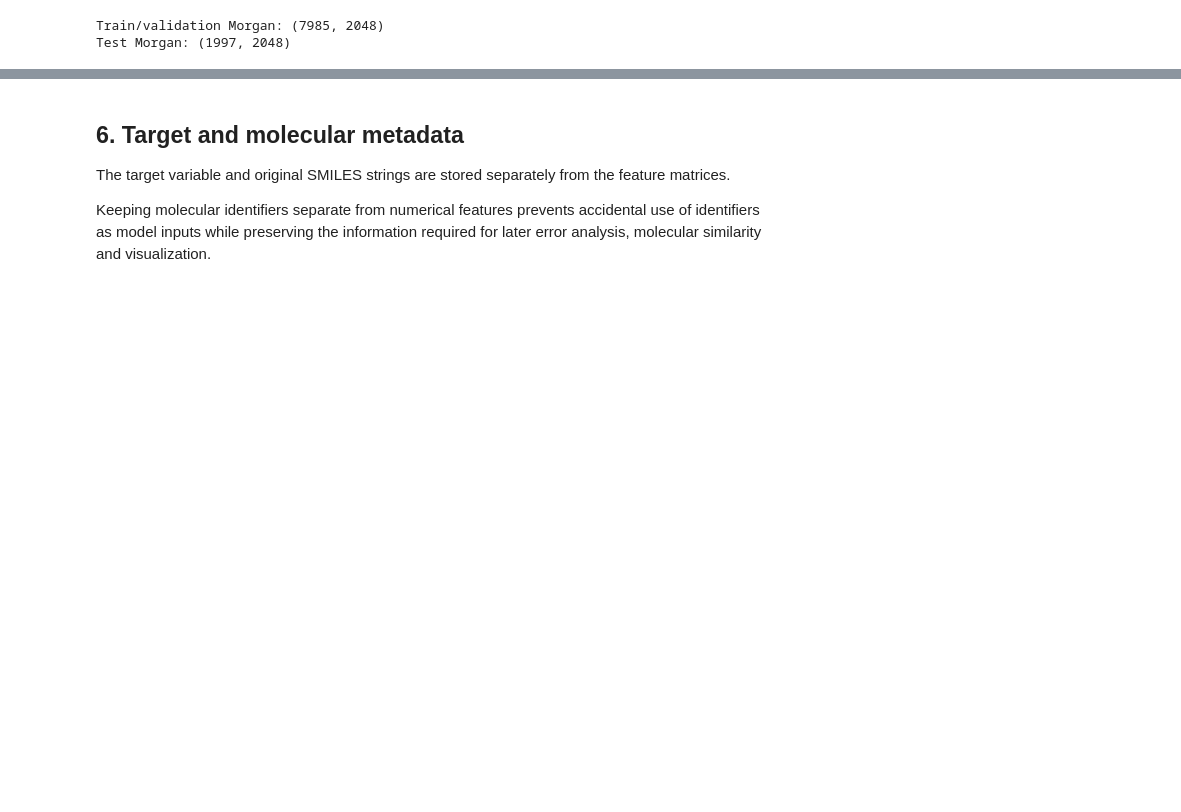
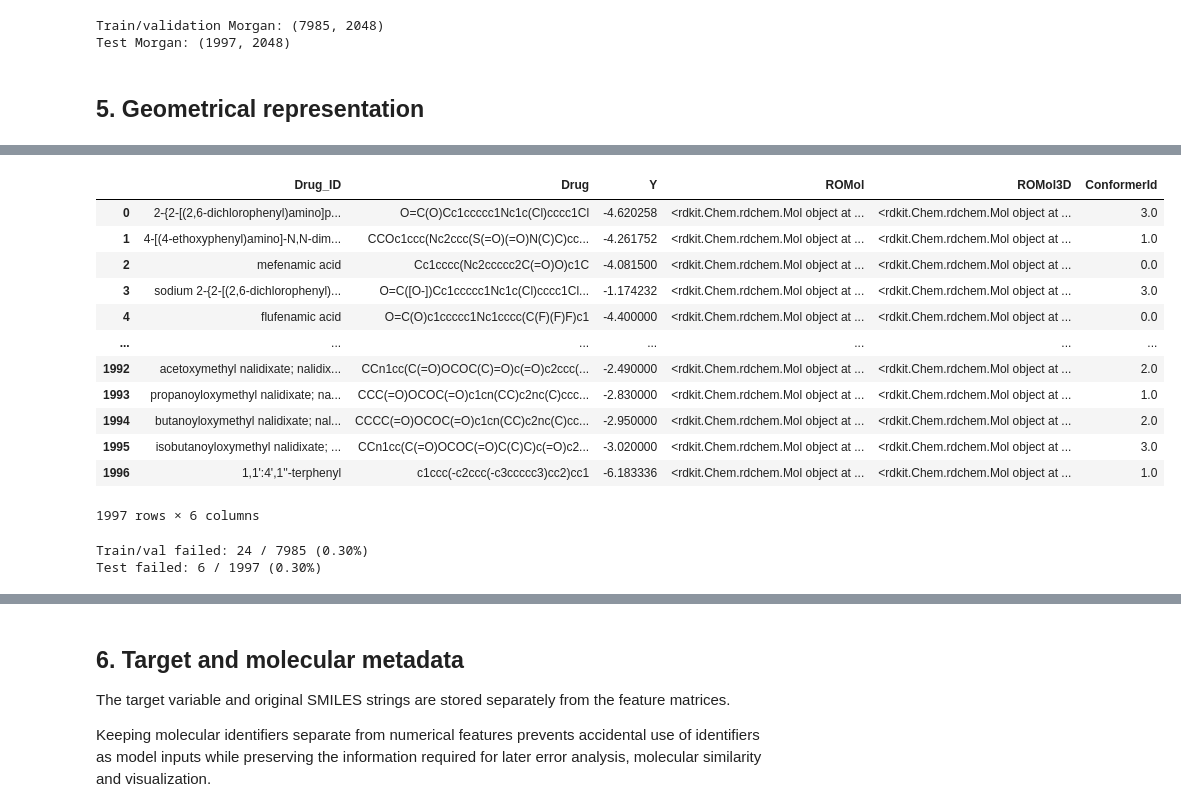
Before and after one commit to alexcorbero/admet-ml, a Jupyter notebook: notebooks/03_feature_engineering.ipynb, the cells around one changed output, grey strips where cells are left out. Cells and saved outputs as stored; diff of their text form; code cells hidden in the pictures; blank space fills up the shorter version.

```diff
--- a/notebooks/03_feature_engineering.ipynb
+++ b/notebooks/03_feature_engineering.ipynb
@@ -310,3 +312,5 @@ print("Test Morgan:", X_test_morgan.shape)
 # %% [output]
 Train/validation Morgan: (7985, 2048)
 Test Morgan: (1997, 2048)
+# %% [markdown]
+## 5. Geometrical representation
@@ -312,0 +391,12 @@ Test Morgan: (1997, 2048)
+# %%
+train_val_3d = train_val["ROMol"].apply(prepare_3d_molecule)
+test_3d = test["ROMol"].apply(prepare_3d_molecule)
+
+train_val["ROMol3D"] = train_val_3d.apply(lambda x: x[0])
+train_val["ConformerId"] = train_val_3d.apply(lambda x: x[1])
+
+test["ROMol3D"] = test_3d.apply(lambda x: x[0])
+test["ConformerId"] = test_3d.apply(lambda x: x[1])
+
+test
+# %% [output]
@@ -312,0 +420,34 @@ Test Morgan: (1997, 2048)
+|  | Drug_ID | Drug | Y | ROMol | ROMol3D | ConformerId |
+| 0 | 2-{2-[(2,6-dichlorophenyl)amino]p... | O=C(O)Cc1ccccc1Nc1c(Cl)cccc1Cl | -4.620258 | <rdkit.Chem.rdchem.Mol object at ... | <rdkit.Chem.rdchem.Mol object at ... | 3.0 |
+| 1 | 4-[(4-ethoxyphenyl)amino]-N,N-dim... | CCOc1ccc(Nc2ccc(S(=O)(=O)N(C)C)cc... | -4.261752 | <rdkit.Chem.rdchem.Mol object at ... | <rdkit.Chem.rdchem.Mol object at ... | 1.0 |
+| 2 | mefenamic acid | Cc1cccc(Nc2ccccc2C(=O)O)c1C | -4.081500 | <rdkit.Chem.rdchem.Mol object at ... | <rdkit.Chem.rdchem.Mol object at ... | 0.0 |
+| 3 | sodium 2-{2-[(2,6-dichlorophenyl)... | O=C([O-])Cc1ccccc1Nc1c(Cl)cccc1Cl... | -1.174232 | <rdkit.Chem.rdchem.Mol object at ... | <rdkit.Chem.rdchem.Mol object at ... | 3.0 |
+| 4 | flufenamic acid | O=C(O)c1ccccc1Nc1cccc(C(F)(F)F)c1 | -4.400000 | <rdkit.Chem.rdchem.Mol object at ... | <rdkit.Chem.rdchem.Mol object at ... | 0.0 |
+| ... | ... | ... | ... | ... | ... | ... |
+| 1992 | acetoxymethyl nalidixate; nalidix... | CCn1cc(C(=O)OCOC(C)=O)c(=O)c2ccc(... | -2.490000 | <rdkit.Chem.rdchem.Mol object at ... | <rdkit.Chem.rdchem.Mol object at ... | 2.0 |
+| 1993 | propanoyloxymethyl nalidixate; na... | CCC(=O)OCOC(=O)c1cn(CC)c2nc(C)ccc... | -2.830000 | <rdkit.Chem.rdchem.Mol object at ... | <rdkit.Chem.rdchem.Mol object at ... | 1.0 |
+| 1994 | butanoyloxymethyl nalidixate; nal... | CCCC(=O)OCOC(=O)c1cn(CC)c2nc(C)cc... | -2.950000 | <rdkit.Chem.rdchem.Mol object at ... | <rdkit.Chem.rdchem.Mol object at ... | 2.0 |
+| 1995 | isobutanoyloxymethyl nalidixate; ... | CCn1cc(C(=O)OCOC(=O)C(C)C)c(=O)c2... | -3.020000 | <rdkit.Chem.rdchem.Mol object at ... | <rdkit.Chem.rdchem.Mol object at ... | 3.0 |
+| 1996 | 1,1':4',1''-terphenyl | c1ccc(-c2ccc(-c3ccccc3)cc2)cc1 | -6.183336 | <rdkit.Chem.rdchem.Mol object at ... | <rdkit.Chem.rdchem.Mol object at ... | 1.0 |
+1997 rows × 6 columns
+# %%
+n_failed_train = train_val_3d.apply(
+    lambda x: x[0] is None
+).sum()
+
+n_failed_test = test_3d.apply(
+    lambda x: x[0] is None
+).sum()
+
+print(
+    f"Train/val failed: {n_failed_train} / {len(train_val_3d)} "
+    f"({100 * n_failed_train / len(train_val_3d):.2f}%)"
+)
+
+print(
+    f"Test failed: {n_failed_test} / {len(test_3d)} "
+    f"({100 * n_failed_test / len(test_3d):.2f}%)"
+)
+# %% [output]
+Train/val failed: 24 / 7985 (0.30%)
+Test failed: 6 / 1997 (0.30%)
```
Also changed, not shown: parts of 31 cells of this notebook, 5 other files.
